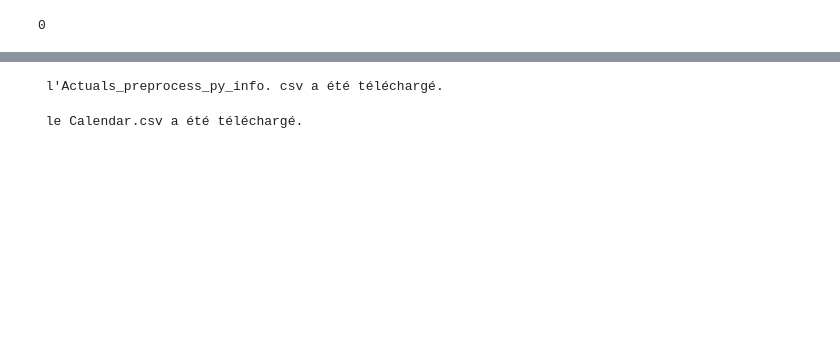
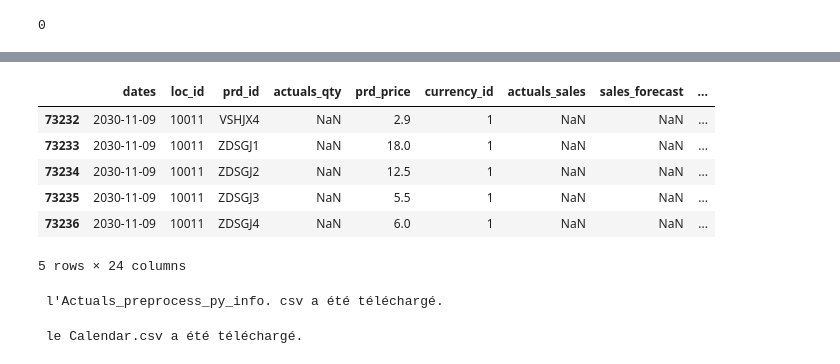
Before and after one commit to Machakrabo/supplychain, a Jupyter notebook: python/masha_preprocessing.ipynb, the cells around one changed output, grey strips where cells are left out. Cells and saved outputs as stored; diff of their text form; code cells hidden in the pictures; blank space fills up the shorter version.

```diff
--- a/python/masha_preprocessing.ipynb
+++ b/python/masha_preprocessing.ipynb
@@ -252,0 +284,5 @@ print (count_duplicates_calendar)
+# %%
+df_merge_combinations = pd.merge(df_future_dates,df_combinations, how ='cross')
+print(df_merge_combinations.head())
+print(len(df_merge_combinations))
+print(df_merge_combinations.dtypes)
@@ -252,0 +307,15 @@ print (count_duplicates_calendar)
+# %%
+df_merge_combinations['month'] = df_merge_combinations['dates'].dt.month
+print(df_merge_combinations['month'].unique())
+
+def season_map(month):
+    if month in [7,8]:
+       return 'Summer'
+    elif month in [12,1]:
+       return 'Winter'
+    else:
+       return'All Year'
+
+df_merge_combinations['seasons_month'] =df_merge_combinations['month'].apply(season_map)
+print(df_merge_combinations['seasons_month'])
+print(df_merge_combinations.dtypes)
@@ -252,0 +340,4 @@ print (count_duplicates_calendar)
+# %%
+df_filtered = df_merge_combinations[df_merge_combinations['seasons_month'] == df_merge_combinations['prd_seasons']]
+print(len(df_filtered))
+print(df_filtered)
@@ -252,0 +385,11 @@ print (count_duplicates_calendar)
+# %%
+#fusionner les deux cadres de données
+df_actuals_info = pd.merge(df_actuals_info, df_filtered[['dates', 'holidays', 'is_holiday', 'loc_id',
+       'prd_id', 'prd_price', 'currency_desc', 'location_details',
+       'loc_region', 'currency_id', 'prd_desc', 'prd_size', 'prd_sku',
+       'prd_family', 'prd_seasons']],
+                     on=['dates', 'holidays', 'is_holiday', 'loc_id',
+       'prd_id', 'prd_price', 'currency_desc', 'location_details',
+       'loc_region', 'currency_id', 'prd_desc', 'prd_size', 'prd_sku',
+       'prd_family', 'prd_seasons'], how='outer')
+print(len(df_actuals_info))
@@ -253,3 +425,13 @@ print (count_duplicates_calendar)
+# %%
+df_actuals_info.tail()
+# %% [output]
+|  | dates | loc_id | prd_id | actuals_qty | prd_price | currency_id | actuals_sales | sales_forecast | ... |
+| 73232 | 2030-11-09 | 10011 | VSHJX4 | NaN | 2.9 | 1 | NaN | NaN | ... |
+| 73233 | 2030-11-09 | 10011 | ZDSGJ1 | NaN | 18.0 | 1 | NaN | NaN | ... |
+| 73234 | 2030-11-09 | 10011 | ZDSGJ2 | NaN | 12.5 | 1 | NaN | NaN | ... |
+| 73235 | 2030-11-09 | 10011 | ZDSGJ3 | NaN | 5.5 | 1 | NaN | NaN | ... |
+| 73236 | 2030-11-09 | 10011 | ZDSGJ4 | NaN | 6.0 | 1 | NaN | NaN | ... |
+5 rows × 24 columns
 # %%
 # stocker les csv
 # %%
```
Also changed, not shown: parts of 28 cells of this notebook, 1 other file.
